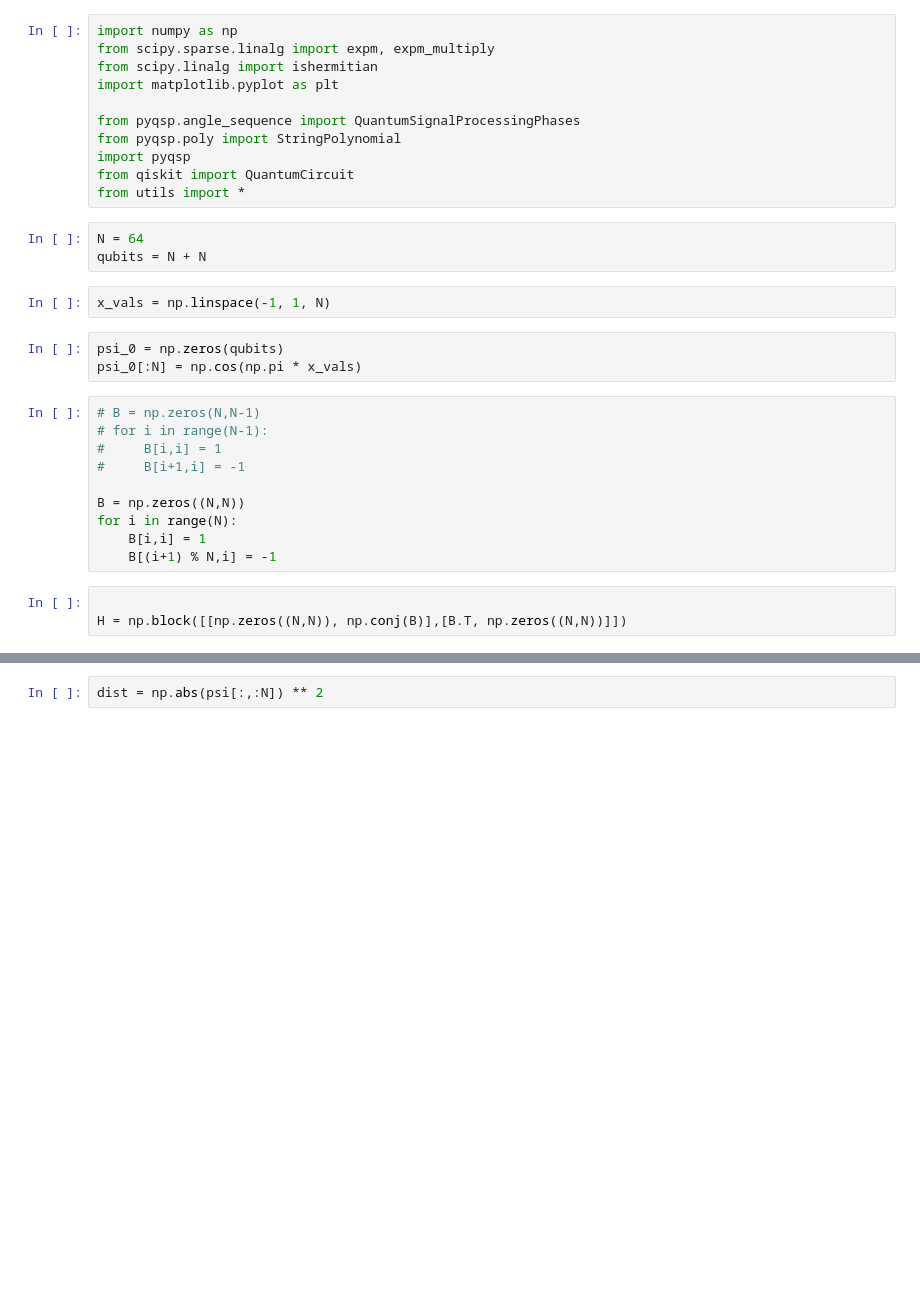
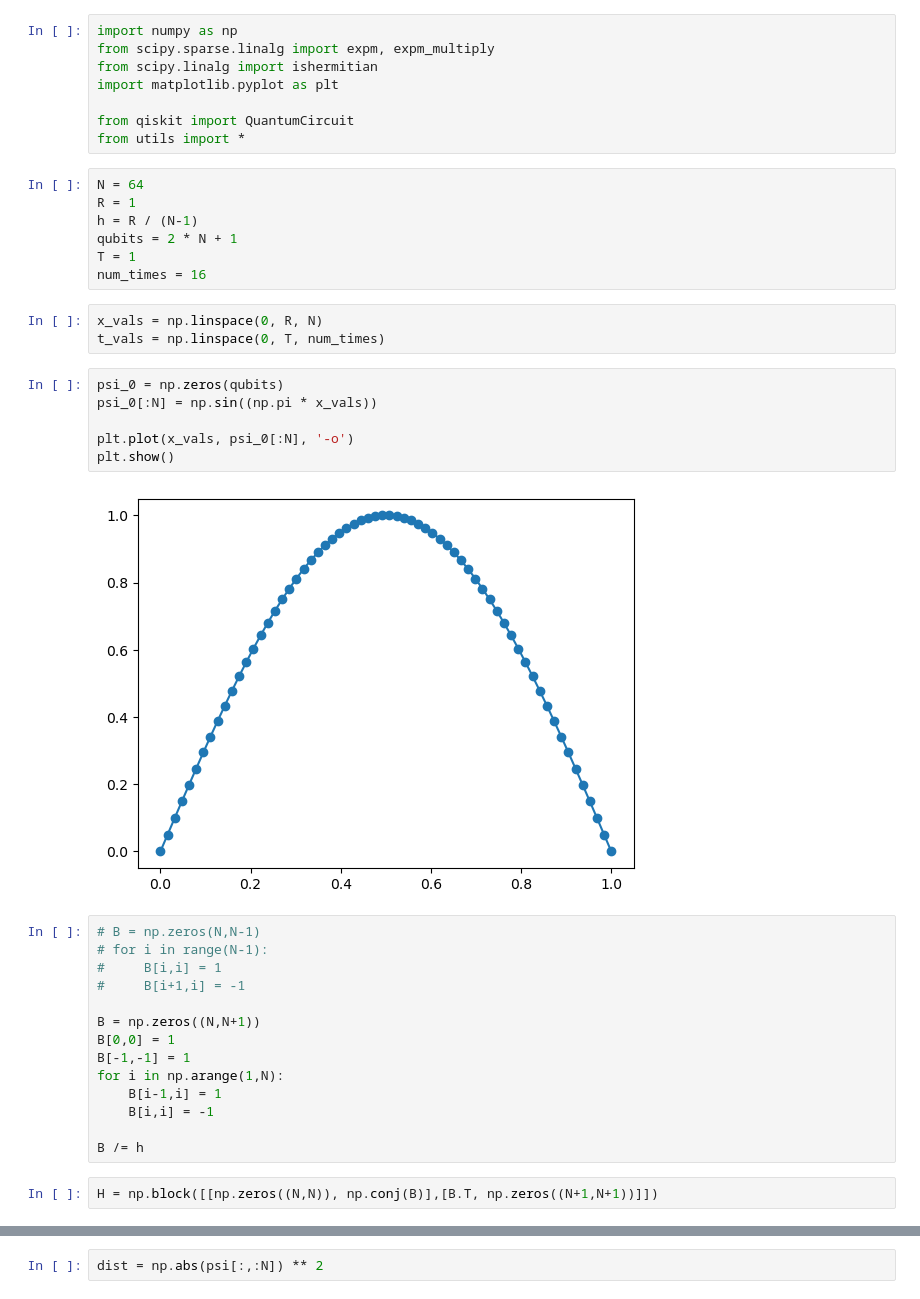
Before and after one commit to jli0108/quantum-diff-eq-ham-ebd, a Jupyter notebook: wave_equation.ipynb, the cells around one changed output, grey strips where cells are left out. Drawn from its saved outputs; the diff is of its cells as text; blank space fills up the shorter version.

```diff
--- a/wave_equation.ipynb
+++ b/wave_equation.ipynb
@@ -4,29 +4,39 @@ from scipy.sparse.linalg import expm, expm_multiply
 from scipy.linalg import ishermitian
 import matplotlib.pyplot as plt
 
-from pyqsp.angle_sequence import QuantumSignalProcessingPhases
-from pyqsp.poly import StringPolynomial
-import pyqsp
 from qiskit import QuantumCircuit
 from utils import *
-# %%
-N = 64
-qubits = N + N
-# %%
-x_vals = np.linspace(-1, 1, N)
+# %%
+N = 64
+R = 1
+h = R / (N-1)
+qubits = 2 * N + 1
+T = 1
+num_times = 16
+# %%
+x_vals = np.linspace(0, R, N)
+t_vals = np.linspace(0, T, num_times)
 # %%
 psi_0 = np.zeros(qubits)
-psi_0[:N] = np.cos(np.pi * x_vals)
+psi_0[:N] = np.sin((np.pi * x_vals))
+
+plt.plot(x_vals, psi_0[:N], '-o')
+plt.show()
+# %% [output]
+[figure, added]
 # %%
 # B = np.zeros(N,N-1)
 # for i in range(N-1):
 #     B[i,i] = 1
 #     B[i+1,i] = -1
 
-B = np.zeros((N,N))
-for i in range(N):
-    B[i,i] = 1
-    B[(i+1) % N,i] = -1
+B = np.zeros((N,N+1))
+B[0,0] = 1
+B[-1,-1] = 1
+for i in np.arange(1,N):
+    B[i-1,i] = 1
+    B[i,i] = -1
+
+B /= h
 # %%
-
-H = np.block([[np.zeros((N,N)), np.conj(B)],[B.T, np.zeros((N,N))]])
+H = np.block([[np.zeros((N,N)), np.conj(B)],[B.T, np.zeros((N+1,N+1))]])
```
Also changed, not shown: parts of 6 cells of this notebook, 2 other files.
